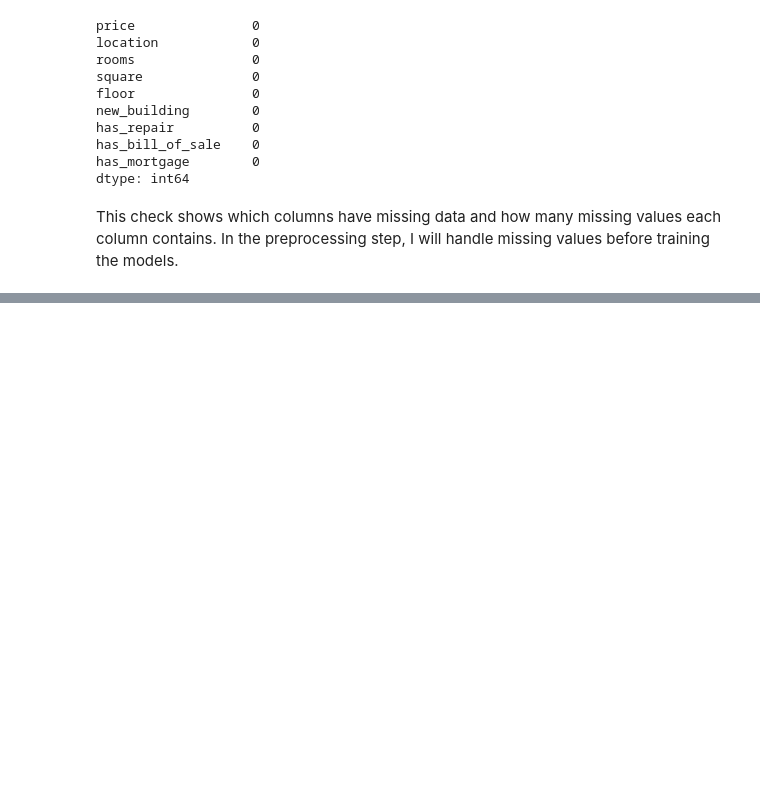
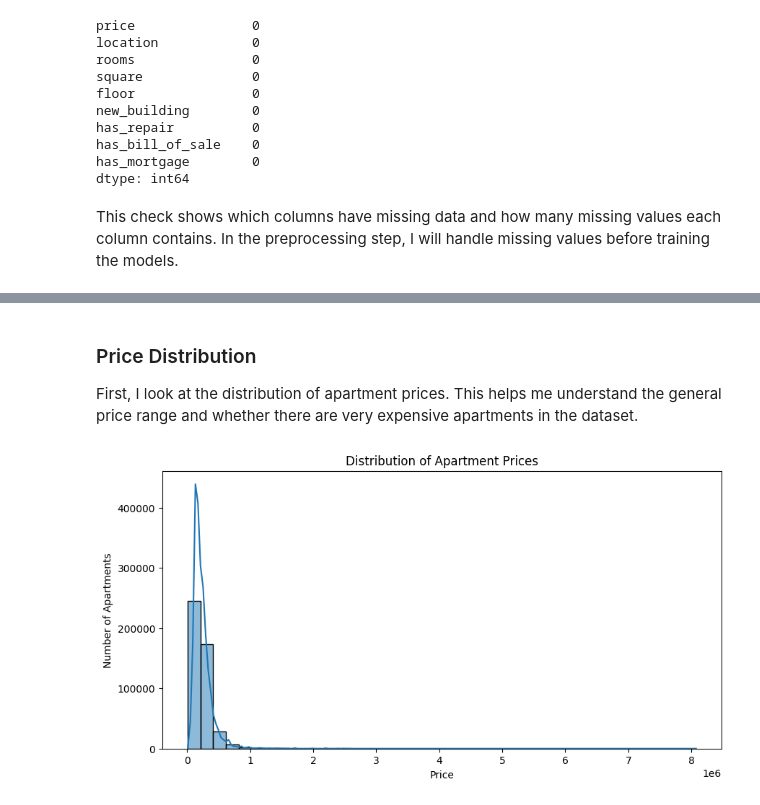
Before and after one commit to akshin777mansurov/house-price-prediction, a Jupyter notebook: House_Price_Prediction.ipynb, the cells around one changed output, grey strips where cells are left out. Cells and saved outputs as stored; diff of their text form; code cells hidden in the pictures; blank space fills up the shorter version.

```diff
--- a/House_Price_Prediction.ipynb
+++ b/House_Price_Prediction.ipynb
@@ -131,0 +139,14 @@ In the preprocessing step, I will handle missing values before training the mode
+# %% [markdown]
+### Price Distribution
+
+First, I look at the distribution of apartment prices. This helps me understand the general price range and whether there are very expensive apartments in the dataset.
+# %%
+plt.figure(figsize=(10, 5))
+sns.histplot(df["price"], bins=40, kde=True)
+
+plt.title("Distribution of Apartment Prices")
+plt.xlabel("Price")
+plt.ylabel("Number of Apartments")
+plt.show()
+# %% [output]
+[figure, added]
```
Also changed, not shown: parts of 27 cells of this notebook.
